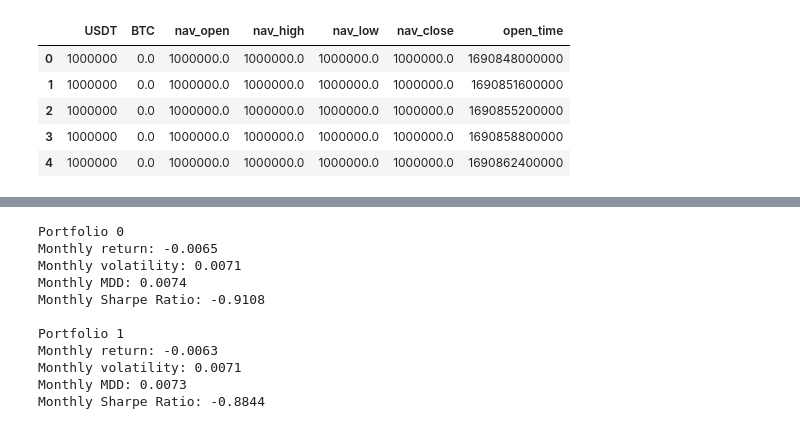
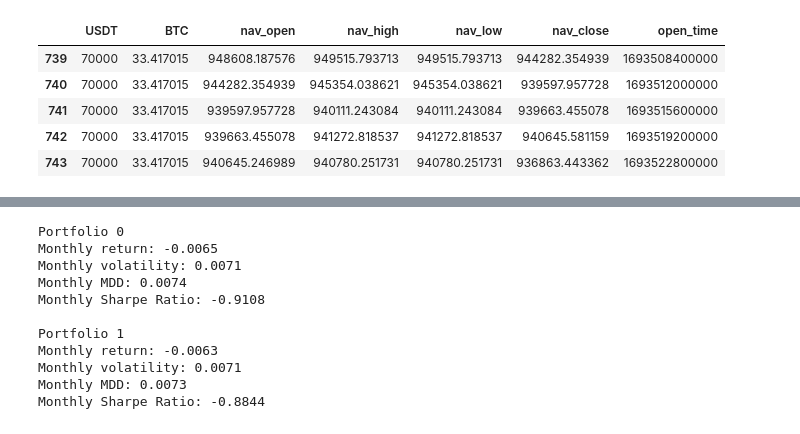
Before and after one commit to BullionBear/crypto-backtest, a Jupyter notebook: notebooks/1_dca_and_benchmark.ipynb, the cells around one changed output, grey strips where cells are left out. Drawn from its saved outputs; the diff is of its cells as text; code cells hidden in the pictures.

```diff
--- a/notebooks/1_dca_and_benchmark.ipynb
+++ b/notebooks/1_dca_and_benchmark.ipynb
@@ -70,7 +60,7 @@ df[(df['open_time'] >= 1690851600000) & (df['close_time'] < 1690869600000)]
 # Portfolio list
 portfolios = []
 # %%
-# Invest 3,000 USDT at every 0:00
+# Invest 3,0000 USDT at every 0:00
 usdt = 1000000
 btc = 0
 asset = {
@@ -84,8 +74,8 @@ asset = {
 for index, row in df.iterrows():
     if row['date'].hour == 0:
         btc_price = row['open']
-        amount = 3000 / btc_price
-        usdt -= 3000
+        amount = 30000 / btc_price
+        usdt -= 30000
         btc += amount
     asset["USDT"].append(usdt)
     asset["BTC"].append(btc)
@@ -96,6 +86,6 @@ for index, row in df.iterrows():
 portfolio = pd.DataFrame(asset)
 portfolio["open_time"] = df["open_time"]
 portfolios.append(portfolio.copy())
-portfolio.head()
+portfolio.tail()
 # %% [output]
 |  | USDT | BTC | nav_open | nav_high | nav_low | nav_close | open_time |
@@ -130,38 +120,38 @@ fig.show()
 # %%
-# Invest 3,000 USDT at every 12:00
+# Invest 30,000 USDT at every 12:00
 usdt = 1000000
 btc = 0
 asset = {
     "USDT": [],
     "BTC": [],
     "nav_open": [],
     "nav_high": [],
     "nav_low": [],
     "nav_close": []
 }
 for index, row in df.iterrows():
     if row['date'].hour == 12:
         btc_price = row['open']
-        amount = 3000 / btc_price
-        usdt -= 3000
+        amount = 30000 / btc_price
+        usdt -= 30000
         btc += amount
     asset["USDT"].append(usdt)
     asset["BTC"].append(btc)
     asset["nav_open"].append(btc * row["open"] + usdt)
     asset["nav_high"].append(btc * row["high"] + usdt)
     asset["nav_low"].append(btc * row["high"] + usdt)
     asset["nav_close"].append(btc * row["close"] + usdt)
 portfolio = pd.DataFrame(asset)
 portfolio["open_time"] = df["open_time"]
 portfolios.append(portfolio.copy())
-portfolio.head()
+portfolio.tail()
 # %% [output]
 |  | USDT | BTC | nav_open | nav_high | nav_low | nav_close | open_time |
-| 0 | 1000000 | 0.0 | 1000000.0 | 1000000.0 | 1000000.0 | 1000000.0 | 1690848000000 |
-| 1 | 1000000 | 0.0 | 1000000.0 | 1000000.0 | 1000000.0 | 1000000.0 | 1690851600000 |
-| 2 | 1000000 | 0.0 | 1000000.0 | 1000000.0 | 1000000.0 | 1000000.0 | 1690855200000 |
-| 3 | 1000000 | 0.0 | 1000000.0 | 1000000.0 | 1000000.0 | 1000000.0 | 1690858800000 |
-| 4 | 1000000 | 0.0 | 1000000.0 | 1000000.0 | 1000000.0 | 1000000.0 | 1690862400000 |
+| 739 | 70000 | 33.417015 | 948608.187576 | 949515.793713 | 949515.793713 | 944282.354939 | 1693508400000 |
+| 740 | 70000 | 33.417015 | 944282.354939 | 945354.038621 | 945354.038621 | 939597.957728 | 1693512000000 |
+| 741 | 70000 | 33.417015 | 939597.957728 | 940111.243084 | 940111.243084 | 939663.455078 | 1693515600000 |
+| 742 | 70000 | 33.417015 | 939663.455078 | 941272.818537 | 941272.818537 | 940645.581159 | 1693519200000 |
+| 743 | 70000 | 33.417015 | 940645.246989 | 940780.251731 | 940780.251731 | 936863.443362 | 1693522800000 |
 # %%
 import pandas as pd
 import plotly.graph_objects as go
```
Also changed, not shown: parts of 10 cells of this notebook, 8 other files.
